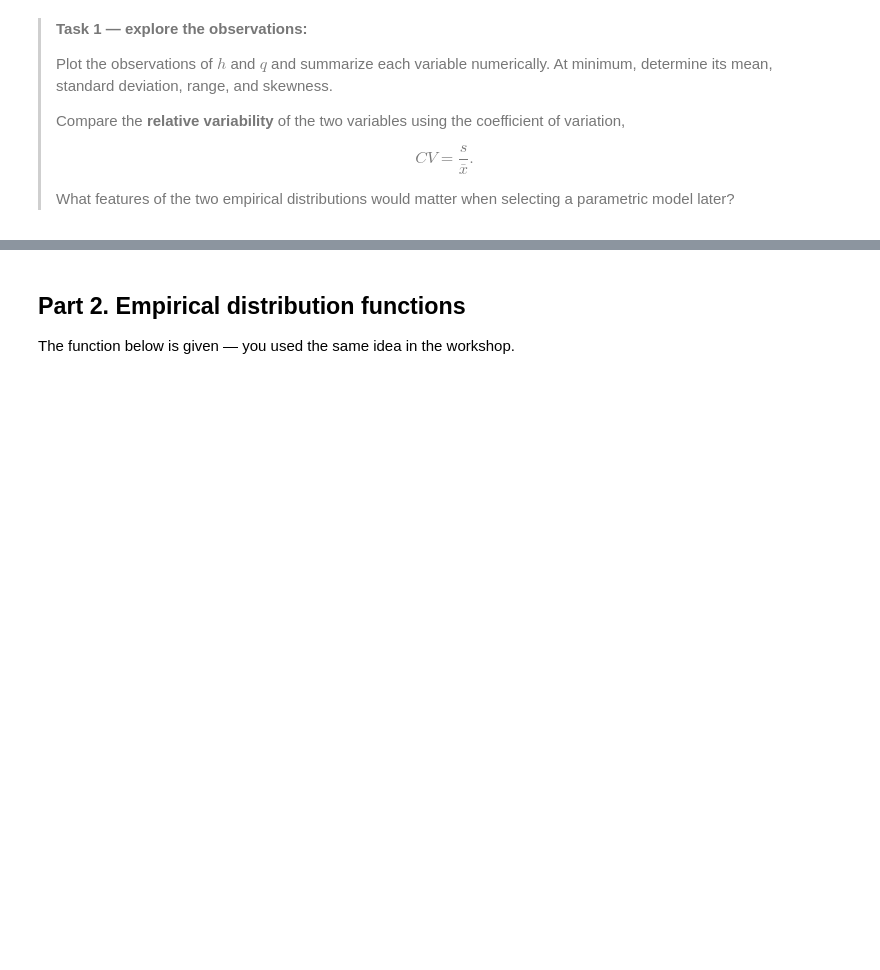
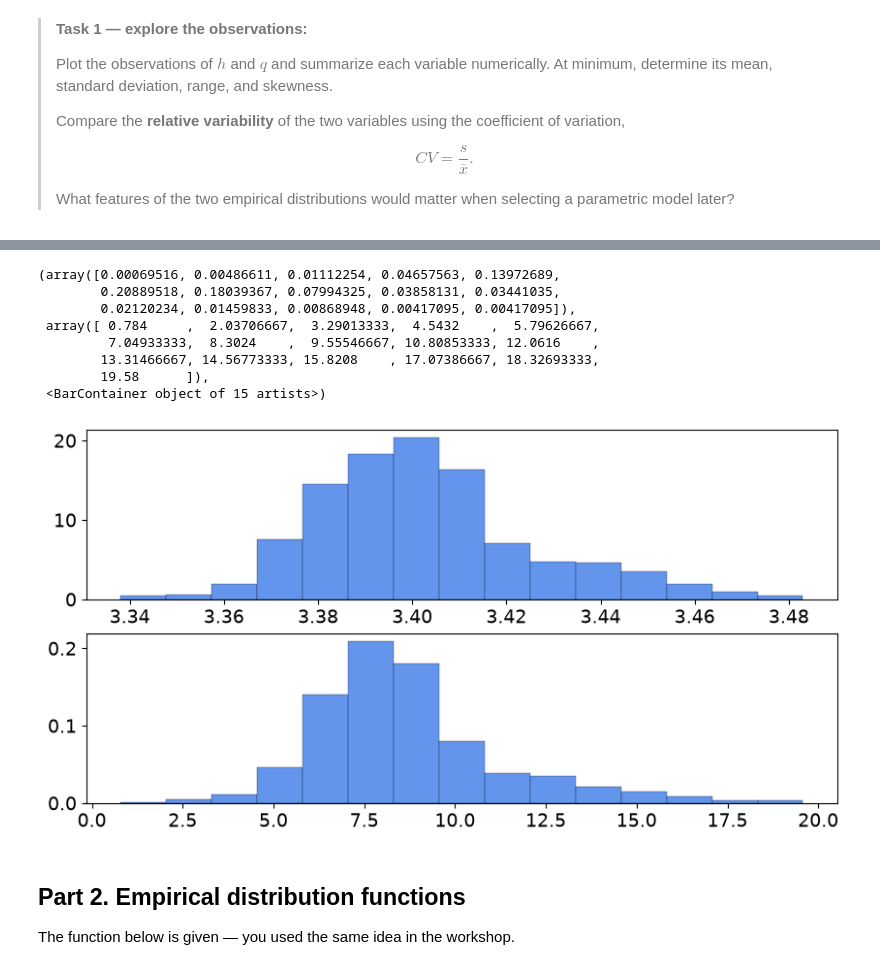
Before and after one commit to harm03/GA1.4-team1O, a Jupyter notebook: GA_1.4.ipynb, the cells around one changed output, grey strips where cells are left out. Cells and saved outputs as stored; diff of their text form; code cells hidden in the pictures; blank space fills up the shorter version.

```diff
--- a/GA_1.4.ipynb
+++ b/GA_1.4.ipynb
@@ -78,3 +101,20 @@ plt.scatter(h, q)
+# %%
+loc, scale = 28.167, 13.097
+
+
+fig, axes = plt.subplots(2, 1, figsize=(10, 5))
+axes[0].hist(h, edgecolor='k', linewidth=0.2, color='cornflowerblue', label='Empirical PDF', density=True, bins=15)
+axes[1].hist(q, edgecolor='k', linewidth=0.2, color='cornflowerblue', label='Empirical PDF', density=True, bins=15)
+# %% [output]
+(array([0.00069516, 0.00486611, 0.01112254, 0.04657563, 0.13972689,
+        0.20889518, 0.18039367, 0.07994325, 0.03858131, 0.03441035,
+        0.02120234, 0.01459833, 0.00868948, 0.00417095, 0.00417095]),
+ array([ 0.784     ,  2.03706667,  3.29013333,  4.5432    ,  5.79626667,
+         7.04933333,  8.3024    ,  9.55546667, 10.80853333, 12.0616    ,
+        13.31466667, 14.56773333, 15.8208    , 17.07386667, 18.32693333,
+        19.58      ]),
+ <BarContainer object of 15 artists>)
+[figure, added]
 # %% [markdown]
 ## Part 2. Empirical distribution functions
 
```
Also changed, not shown: parts of 2 cells of this notebook.
